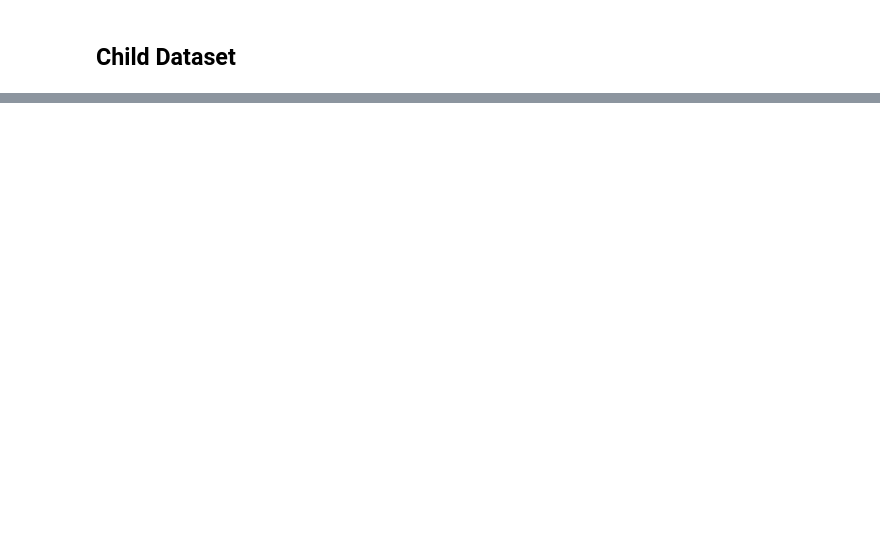
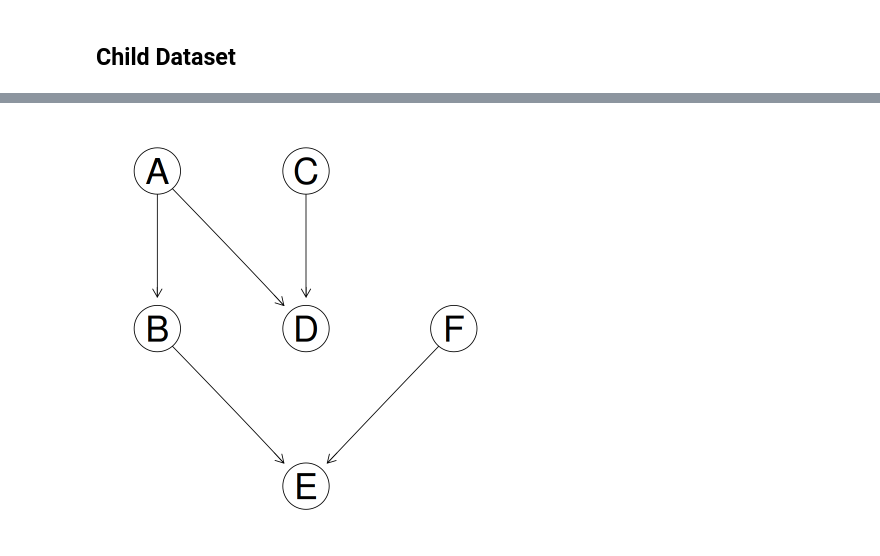
Before and after one commit to sofiadilucia/Bayesian-Networks, a Jupyter notebook: k2_algo.ipynb, the cells around one changed output, grey strips where cells are left out. Saved outputs shown, nothing was run; the diff lists cells and outputs as text; code cells hidden in the pictures; blank space fills up the shorter version.

```diff
--- a/k2_algo.ipynb
+++ b/k2_algo.ipynb
@@ -296,0 +298,14 @@ graphviz.plot(dag)
+# %%
+learning.library.dag <- model2network("[A][C][F][B|A][D|A:C][E|B:F]")
+asia.library.dag <- model2network("[Asia][Smoke][Tubercolosys|Asia][LungCancer|Smoke][Bronchitis|Smoke][Dyspnea|Bronchitis:Either][Either|Tubercolosys:LungCancer][X-ray|Either]")
+child.model.string <- paste0(
+  "[BirthAsphyxia][Disease|BirthAsphyxia][Sick|Disease][Age|Disease:Sick][DuctFlow|Disease]",
+    "[CardiacMixing|Disease][LungParench|Disease][LungFlow|Disease][LVH|Disease]",
+    "[Grunting|Sick:LungParench][HypDistrib|DuctFlow:CardiacMixing][HypoxiaInO2|CardiacMixing:LungParench][CO2|LungParench][ChestXray|LungParench:LungFlow][LVHReport|LVH]",
+    "[GruntingReport|Grunting][LowerBodyO2|HypDistrib:HypoxiaInO2][RUQO2|HypoxiaInO2][CO2Report|CO2][XrayReport|ChestXray]")
+
+child.library.dag <- model2network(child.model.string)
+# %%
+graphviz.compare(learning.library.dag, learning.result$dag, shape = "circle")
+# %% [output]
+[figure, added]
```
Also changed, not shown: parts of 32 cells of this notebook.
